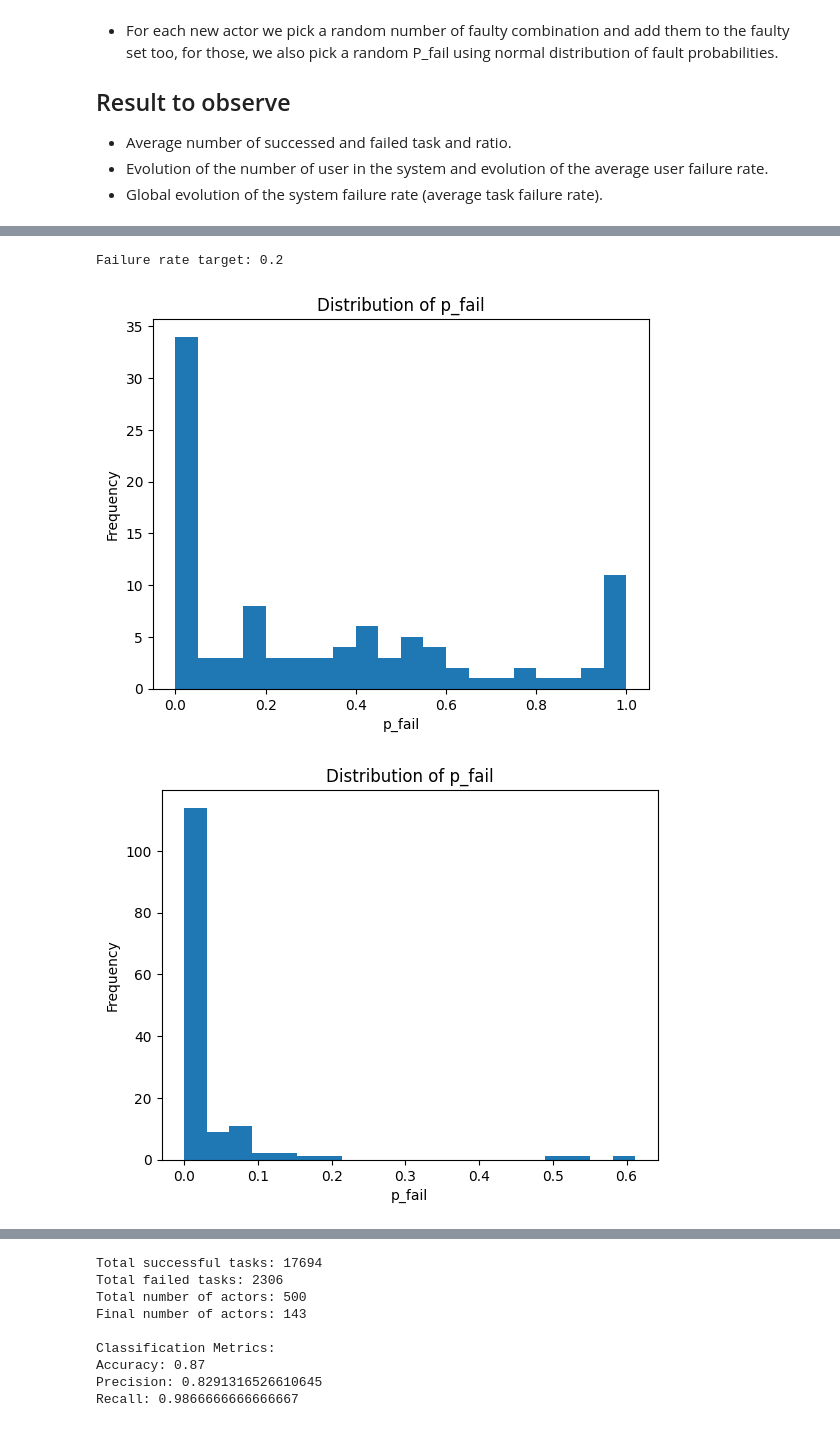
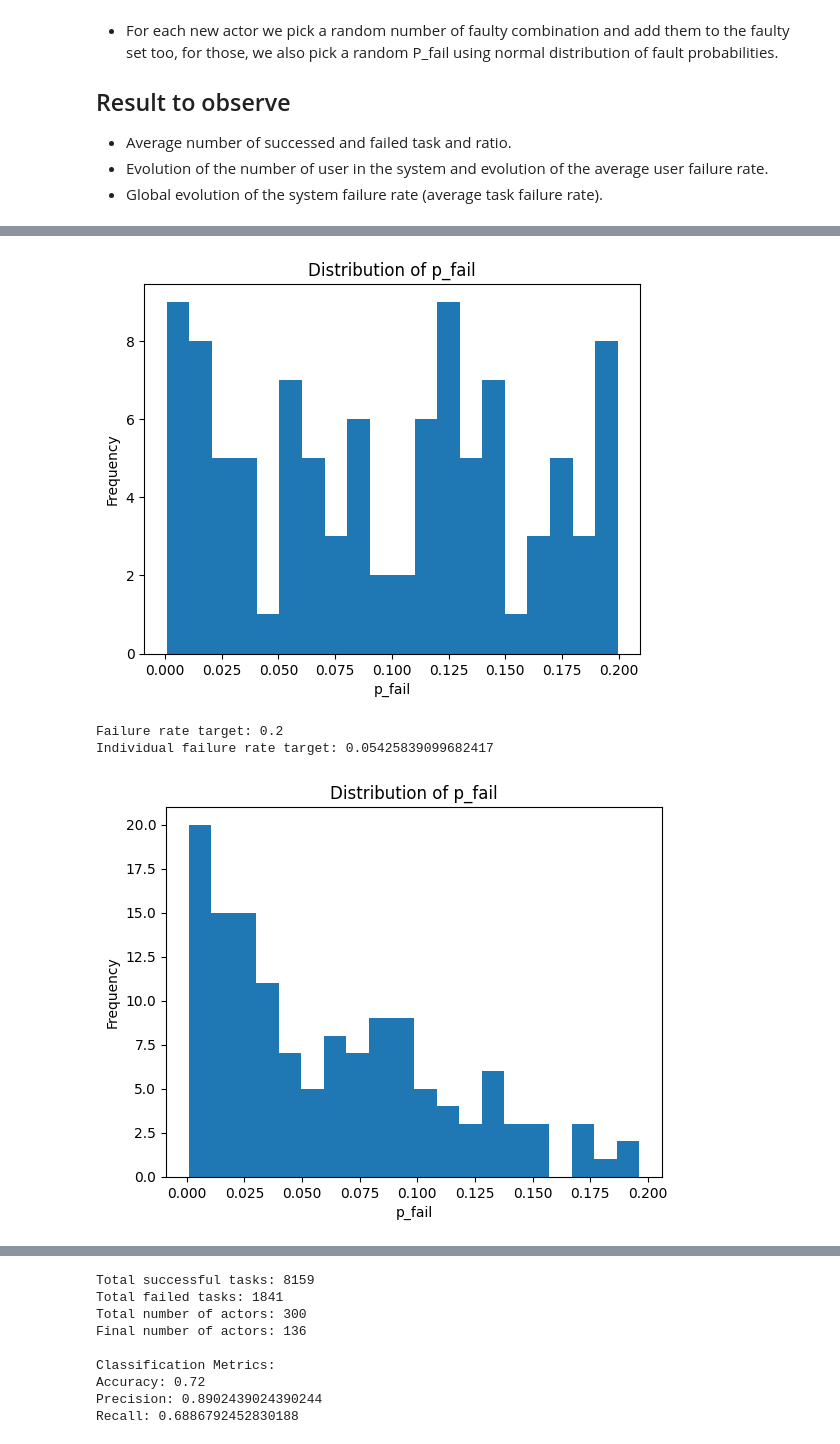
Before and after one commit to RedChainLab/Reliability-Is-Blind-Collective-Incentives, a Jupyter notebook: 2024-08-22_Simulation_Scope/01-Simulation-Environment.ipynb, the cells around one changed output, grey strips where cells are left out. Saved outputs shown, nothing was run; the diff lists cells and outputs as text; code cells hidden in the pictures.

```diff
--- a/2024-08-22_Simulation_Scope/01-Simulation-Environment.ipynb
+++ b/2024-08-22_Simulation_Scope/01-Simulation-Environment.ipynb
@@ -65,7 +65,7 @@ import matplotlib.pyplot as plt
 N_ACTORS_INITIAL = 100  # Initial number of actors
 N_ACTORS_TASK = 4  # Number of maximum actors for each task
 S0 = 1608  # Initial capital of each actor (based on average ethereum wallet size, source reddit :) : https://www.reddit.com/r/ethtrader/comments/m3nxlp/how_much_eth_does_the_average_joe_hold/) 2.17 ETH => 1608.598962194 GAS
-N_TASKS = 20000  # Number of tasks to simulate
+N_TASKS = 10000  # Number of tasks to simulate
 SLASH_AMOUNT = 400  # Amount slashed for failed tasks
 REWARD_AMOUNT = 100  # Reward for successful tasks
 NEW_ACTOR_INTERVAL = 50  # Frequency of new actor addition (in tasks)
@@ -76,7 +76,6 @@ NORMAL_DIST_STD = 0.5  # Standard deviation for failure probability
 
 # TESTING DISTRIBUTIONS
 # Testing normal distribution --------------------------------------
-a, b = 1, 8  # These parameters will create a long tail towards 1
 # p_fail_distribution = np.random.lognormal(-2, 0.8, 10000)
 # Testing continuous distribution ----------------------------------
 # It seems that for a continuous distribution going from 0 to 0.3605 is the tipping point to ruining everyone
@@ -84,7 +83,7 @@ a, b = 1, 8  # These parameters will create a long tail towards 1
 # We notice that almost all actors are being evicted from the system at around task 600, until there is only 4 actors left.
 # It seems that if one of those actors is faulty, the system never recovers, but if we reach that point with only reliable actors,
 # then the system progressively recovers and then grows up to new highs.
-p_fail_distribution = [i/10000.0 for i in range(4005)]
+p_fail_distribution = [i/10000.0 for i in range(1000)]
 # Let's test that theory with another distribution giving the same average actor failure rate
 # p_fail_distribution = [0 for _ in range(1000)] + [1 for _ in range(1500)]
 
@@ -131,8 +130,8 @@ def generate_faulty_combinations(actor, actors, faulty_sets):
 
 # Generate p_fail based on long tail distribution
 def generate_p_fail():
-    return max(0, min(1, np.random.normal(NORMAL_DIST_MEAN, NORMAL_DIST_STD)))
-    # return max(0, min(1, np.random.choice(p_fail_distribution)))
+    # return max(0, min(1, np.random.normal(NORMAL_DIST_MEAN, NORMAL_DIST_STD)))
+    return max(0, min(1, np.random.choice(p_fail_distribution)))
 
 # Initialize actors and faulty sets
 actors = [Actor(i, S0) for i in range(N_ACTORS_INITIAL)]
@@ -140,15 +139,6 @@ faulty_sets = [FaultySet([actor], generate_p_fail()) for actor in actors]
 # Generate faulty combinations for the initial actors
 for actor in actors:
     generate_faulty_combinations(actor, actors, faulty_sets)
-
-# for actor in actors:
-#     print(f'Actor {actor.id} has stake {actor.stake}')
-# for faulty_set in faulty_sets:
-#     print(f'Faulty set: {[actor.id for actor in faulty_set.actors]} with p_fail {faulty_set.p_fail}')
-
-# Calculate the failure rate target
-failure_rate_target = REWARD_AMOUNT / (REWARD_AMOUNT + SLASH_AMOUNT)
-print(f'Failure rate target: {failure_rate_target}')
 
 # Plot the distribution of p_fail
 p_fail_values = [faulty_set.p_fail for faulty_set in faulty_sets]
@@ -158,12 +148,20 @@ plt.ylabel('Frequency')
 plt.title('Distribution of p_fail')
 plt.show()
 
+# Calculate the failure rate target
+failure_rate_target = REWARD_AMOUNT / (REWARD_AMOUNT + SLASH_AMOUNT)
+indivudal_failure_rate_target = 1 - (1 - failure_rate_target) ** (1 / N_ACTORS_TASK)
+print(f'Failure rate target: {failure_rate_target}')
+print(f'Individual failure rate target: {indivudal_failure_rate_target}')
+
+# Calculate total number of actors that were added in the system
+total_actors = N_ACTORS_INITIAL + N_TASKS // NEW_ACTOR_INTERVAL
+
 # Task simulation
 successful_tasks = 0
 failed_tasks = 0
 
 # Calculate precision, accuracy, and recall
-total_actors = len(actors)
 true_positive = 0
 false_positive = 0
 false_negative = 0
@@ -204,7 +202,7 @@ for task_id in range(1, N_TASKS + 1):
     for actor in removed_actors:
         removed_failure_rate = [fs.p_fail for fs in faulty_sets if actor in fs.actors and len(fs.actors) == 1]
         # print(f'Actor {actor.id}, p_fail {removed_failure_rate} has been removed')
-        if removed_failure_rate[0] > failure_rate_target:
+        if removed_failure_rate[0] > indivudal_failure_rate_target:
             true_positive += 1
         else:
             false_positive += 1
@@ -214,7 +212,6 @@ for task_id in range(1, N_TASKS + 1):
     # Every few tasks, add a new actor and corresponding faulty sets
     if task_id % NEW_ACTOR_INTERVAL == 0:
         add_actor(actors, faulty_sets)
-        total_actors += 1
 
     # Track system evolution metrics
     system_failure_rate = failed_tasks / task_id
@@ -268,12 +265,14 @@ print(f'Final number of actors: {len(actors)}')
 
 # Calculate precision, accuracy, and recall
 for faulty_set in faulty_sets:
-    if len(faulty_set.actors) == 1 and faulty_set.p_fail > failure_rate_target:
+    if len(faulty_set.actors) == 1 and faulty_set.p_fail > indivudal_failure_rate_target:
         false_negative += 1
 
 precision = true_positive / (true_positive + false_positive)
 accuracy = (true_positive + (len(actors) - false_negative)) / total_actors
-recall = true_positive / (true_positive + false_negative)
+recall = 0
+if true_positive + false_negative != 0:
+    recall = true_positive / (true_positive + false_negative)
 # Display precision, accuracy, and recall
 print("\nClassification Metrics:")
 # Part of all the elements that was right
@@ -287,3 +286,4 @@ print(f'Recall: {recall}')
+[figure, new version]
 Failure rate target: 0.2
+Individual failure rate target: 0.05425839099682417
-[figure, old version]
-[figure, old version]
+[figure, new version]
@@ -291,9 +291,9 @@ Failure rate target: 0.2
-Total successful tasks: 17694
-Total failed tasks: 2306
-Total number of actors: 500
-Final number of actors: 143
+Total successful tasks: 8159
+Total failed tasks: 1841
+Total number of actors: 300
+Final number of actors: 136
 
 Classification Metrics:
-Accuracy: 0.87
-Precision: 0.8291316526610645
-Recall: 0.9866666666666667
+Accuracy: 0.72
+Precision: 0.8902439024390244
+Recall: 0.6886792452830188
```
Also changed, not shown: parts of 3 cells of this notebook.
